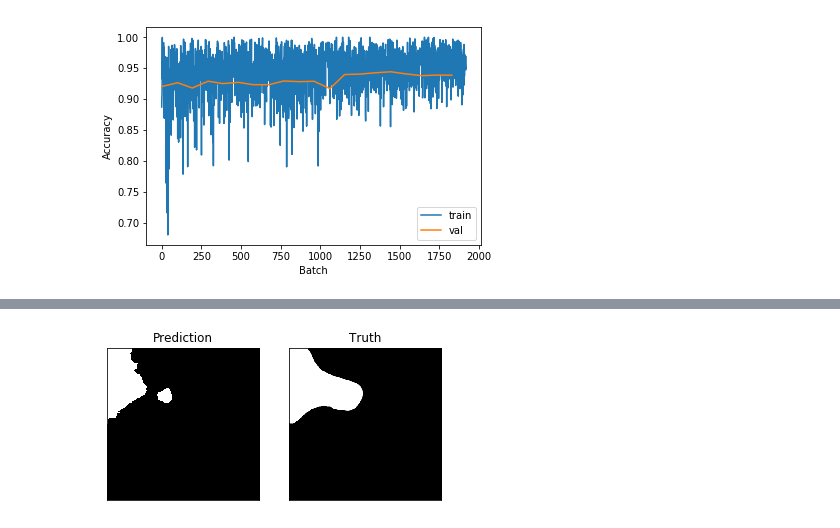
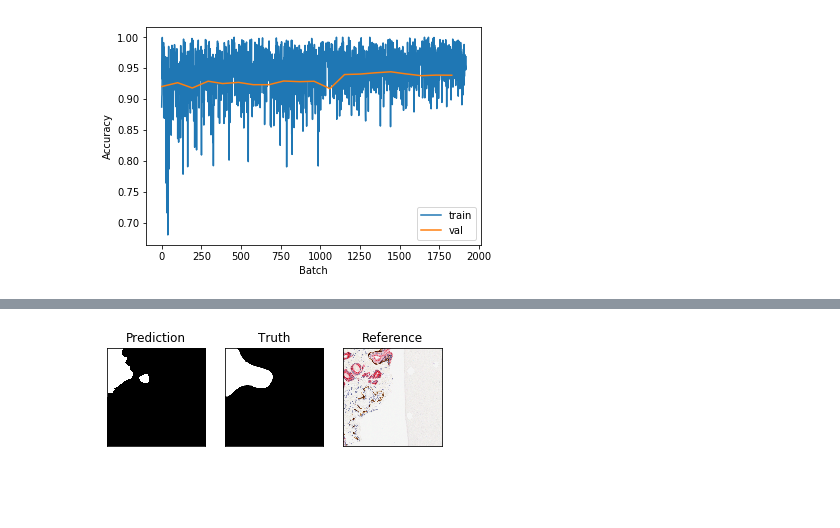
Before and after one commit to mhask94/cs474_labs_f2019, a Jupyter notebook: DL_Lab4.ipynb, the cells around one changed output, grey strips where cells are left out. Drawn from its saved outputs; the diff is of its cells as text; code cells hidden in the pictures; blank space fills up the shorter version.

Commit message:
Now display reference image

```diff
--- a/DL_Lab4.ipynb
+++ b/DL_Lab4.ipynb
@@ -443,24 +443,28 @@ This is the result I got after 1 hour or training.
 # %%
 # Code for testing prediction on an image
 def testModel():
   x,truth_img = val_dataset[172]
   x = x.cuda(async=True)
   out = model(x.unsqueeze(0))
 
   img = torch.argmax(out, dim=1)
 
-  fig, ax = plt.subplots(1,2)
+  fig, ax = plt.subplots(1,3)
   ax[0].imshow(img[0].cpu(), cmap='gray')
   ax[0].set_title('Prediction')
   ax[0].set_xticks([])
   ax[0].set_yticks([])
   ax[1].imshow(truth_img, cmap='gray')
   ax[1].set_title('Truth')
   ax[1].set_xticks([])
   ax[1].set_yticks([])
+  ax[2].imshow(x.cpu().permute(1,2,0).numpy())
+  ax[2].set_title('Reference')
+  ax[2].set_xticks([])
+  ax[2].set_yticks([])
 
   plt.show()
 
 testModel()
 # %% [output]
-[figure, old version]
+[figure, new version]
```
